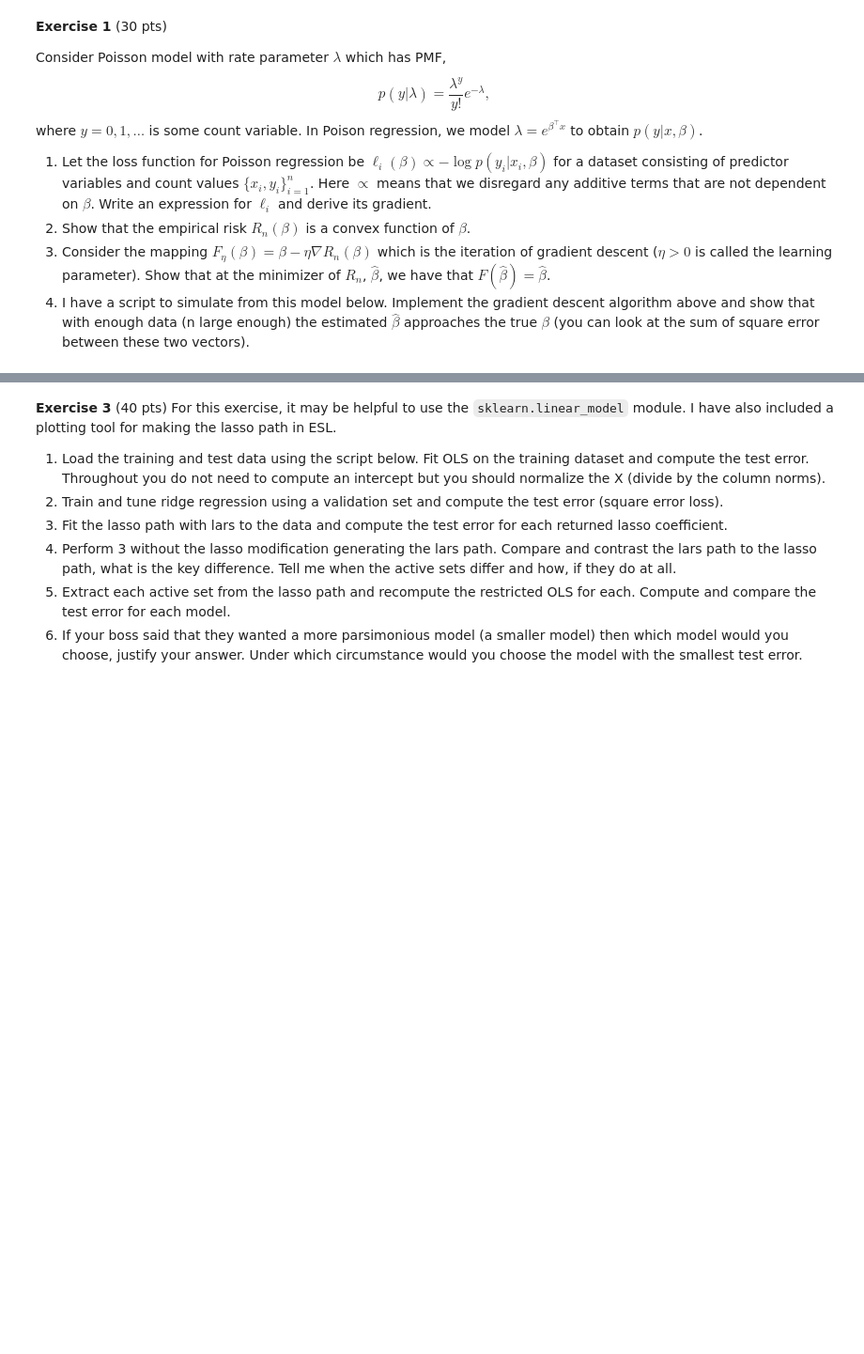
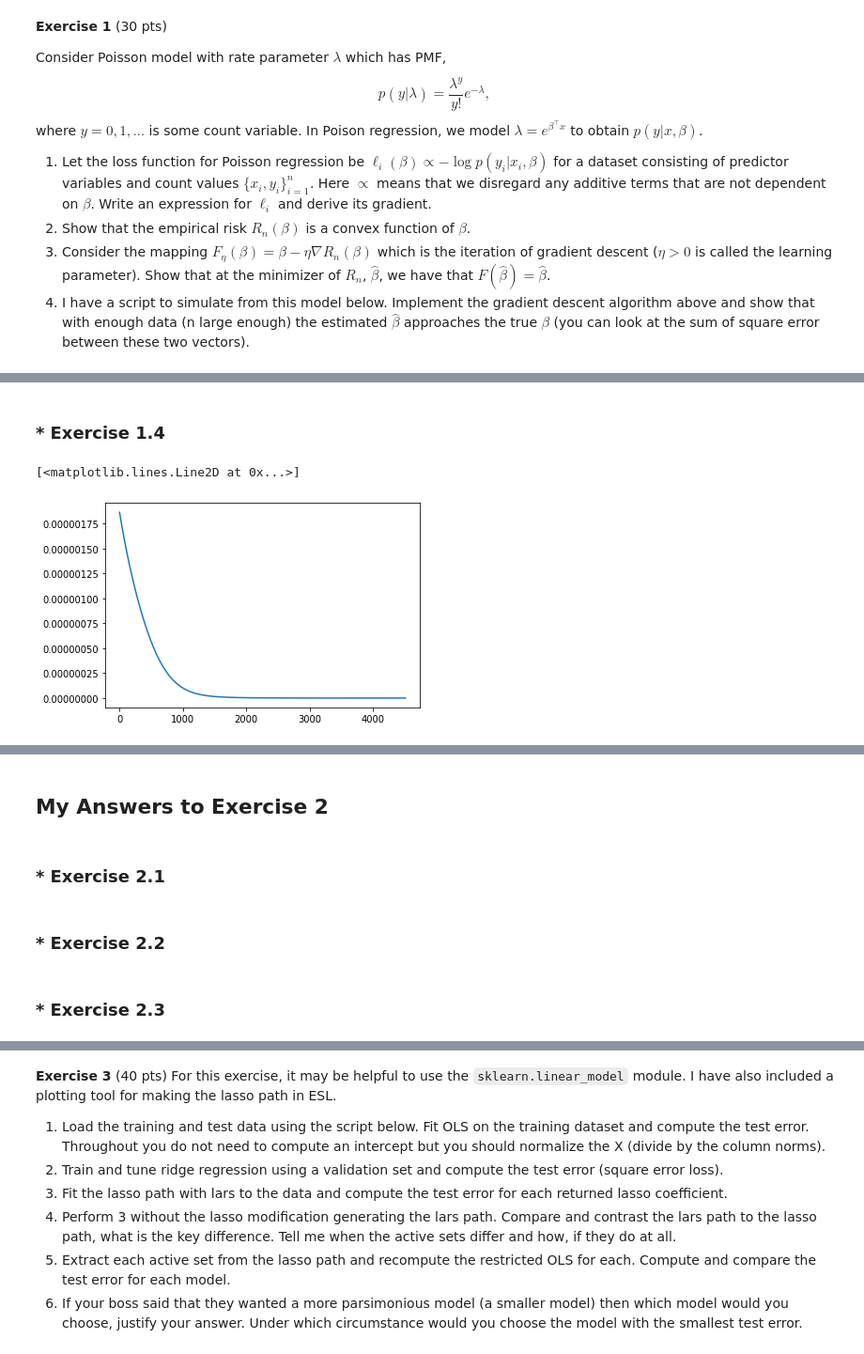
Before and after one commit to kvali7/Stat-ML-Playground, a Jupyter notebook: hw2/hw2.ipynb, the cells around one changed output, grey strips where cells are left out. Shown at 94% size. Saved outputs shown, nothing was run; the diff lists cells and outputs as text; code cells hidden in the pictures; blank space fills up the shorter version.

Commit message:
Exercise 1 and 3 are  done

```diff
--- a/hw2/hw2.ipynb
+++ b/hw2/hw2.ipynb
@@ -24,2 +96,4 @@ In Poison regression, we model $\lambda = e^{\beta^\top x}$ to obtain $p(y | x,\
+# %% [markdown]
+### * Exercise 1.4
 # %%
 import numpy as np
@@ -30,6 +106,30 @@ X = np.random.normal(0,1,size = (n,p))
 beta = np.random.normal(0,.2,size = (p))
 lamb = np.exp(X @ beta)
 y = np.random.poisson(lamb)
+# %%
+# the Gradient function for the gradient decent
+def gradient (n, X, beta_hat, y):
+    return (1/n)*(np.exp(beta_hat@X.T) @ X - y.T @ X)
+
+#set the small random initial beta from a normal distribution with standard deviation of 0.0005 and mean of 0
+beta_hat = np.random.normal(0,0.0005,p)
+
+tolerance = 1e-11
+learnrate = 1e-3
+
+errors =[]
+error = 1e100
+
+while error > tolerance:
+    _beta_hat = beta_hat - learnrate*gradient(n = n,X = X, beta_hat = beta_hat, y = y)
+    error = np.sum((_beta_hat - beta_hat)**2)
+    beta_hat = _beta_hat
+    errors += [error]
+
+plt.plot(errors)
+# %% [output]
+[<matplotlib.lines.Line2D at 0x...>]
+[figure, added]
 # %% [markdown]
 __Exercise 2__ (30 pts)
 
@@ -66,3 +170,11 @@ $$
 then the true $S$ is selected by subset selection with probability at least $1 - \delta$.
 
 Hint: rewrite the subset selection problem with $X = I$ and compare the objective at $S_0$ to any other $S$.
+# %% [markdown]
+## My Answers to Exercise 2
+# %% [markdown]
+### * Exercise 2.1
+# %% [markdown]
+### * Exercise 2.2
+# %% [markdown]
+### * Exercise 2.3
```
Also changed, not shown: parts of 30 cells of this notebook.
